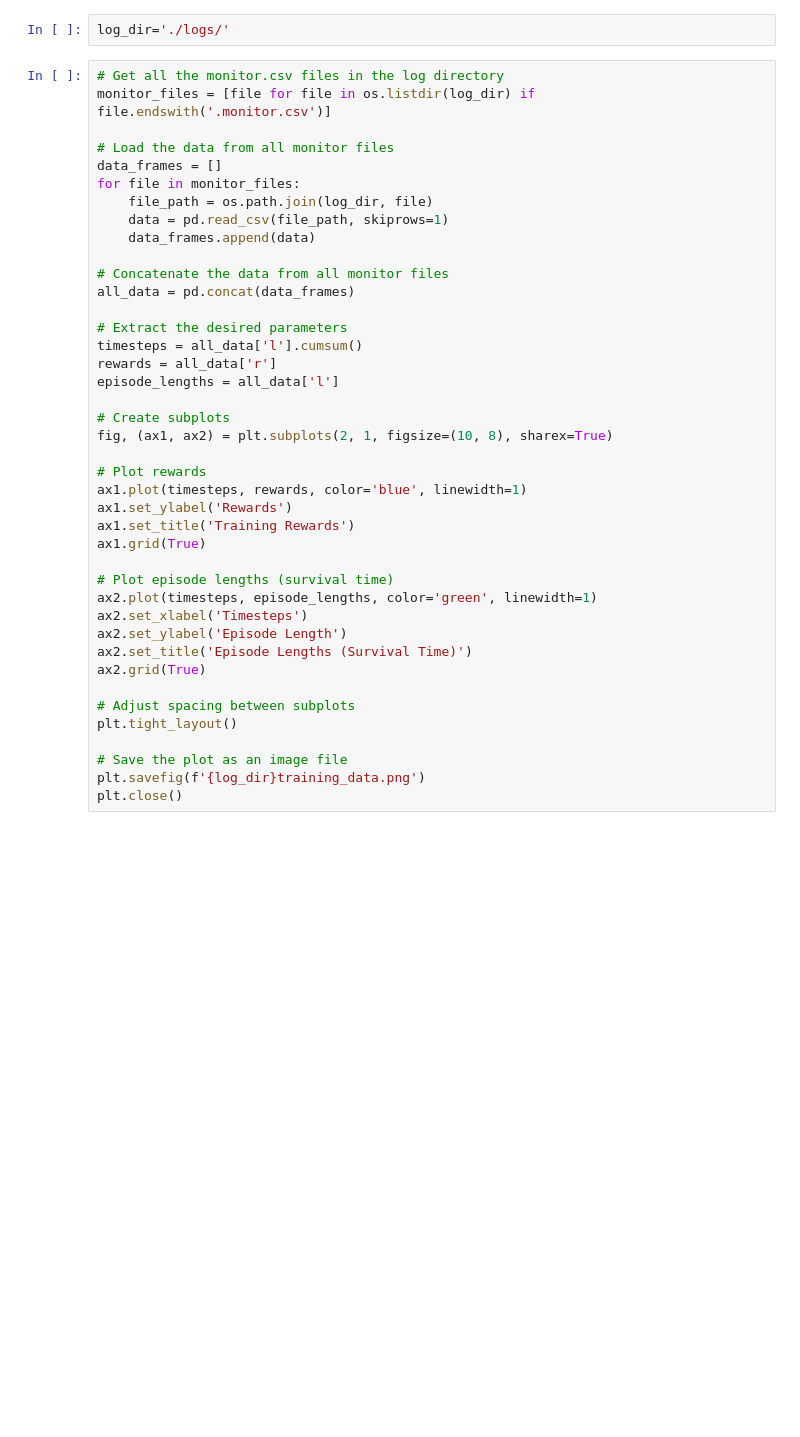
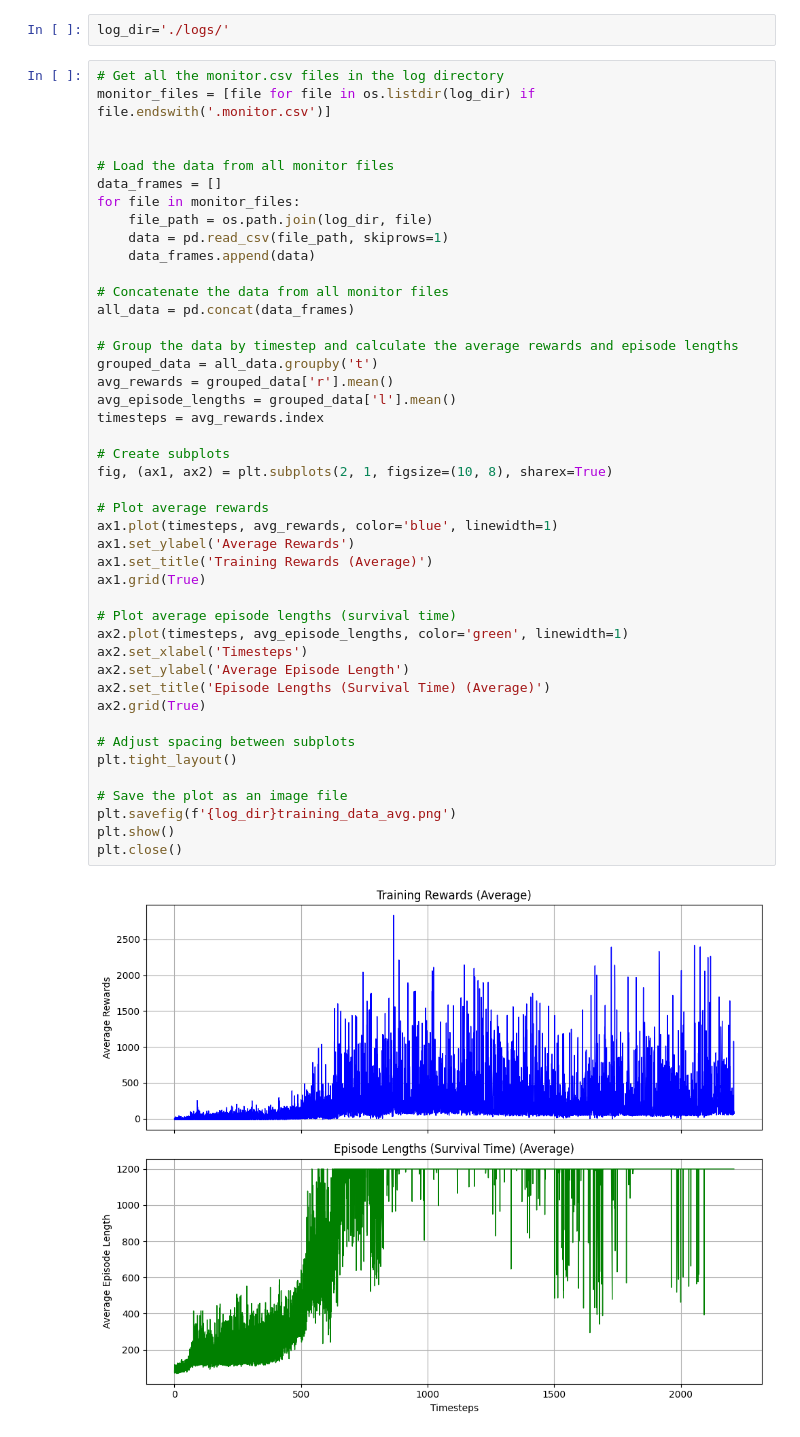
Before and after one commit to BaconFryer/AMR-assignment-3, a Jupyter notebook: plots.ipynb, the cells around one changed output. Drawn from its saved outputs; the diff is of its cells as text; blank space fills up the shorter version.

Commit message:
plot update, train logic change

```diff
--- a/plots.ipynb
+++ b/plots.ipynb
@@ -8,41 +8,46 @@ log_dir='./logs/'
 # %%
 # Get all the monitor.csv files in the log directory
 monitor_files = [file for file in os.listdir(log_dir) if file.endswith('.monitor.csv')]
+
 
 # Load the data from all monitor files
 data_frames = []
 for file in monitor_files:
     file_path = os.path.join(log_dir, file)
     data = pd.read_csv(file_path, skiprows=1)
     data_frames.append(data)
 
 # Concatenate the data from all monitor files
 all_data = pd.concat(data_frames)
 
-# Extract the desired parameters
-timesteps = all_data['l'].cumsum()
-rewards = all_data['r']
-episode_lengths = all_data['l']
+# Group the data by timestep and calculate the average rewards and episode lengths
+grouped_data = all_data.groupby('t')
+avg_rewards = grouped_data['r'].mean()
+avg_episode_lengths = grouped_data['l'].mean()
+timesteps = avg_rewards.index
 
 # Create subplots
 fig, (ax1, ax2) = plt.subplots(2, 1, figsize=(10, 8), sharex=True)
 
-# Plot rewards
-ax1.plot(timesteps, rewards, color='blue', linewidth=1)
-ax1.set_ylabel('Rewards')
-ax1.set_title('Training Rewards')
+# Plot average rewards
+ax1.plot(timesteps, avg_rewards, color='blue', linewidth=1)
+ax1.set_ylabel('Average Rewards')
+ax1.set_title('Training Rewards (Average)')
 ax1.grid(True)
 
-# Plot episode lengths (survival time)
-ax2.plot(timesteps, episode_lengths, color='green', linewidth=1)
+# Plot average episode lengths (survival time)
+ax2.plot(timesteps, avg_episode_lengths, color='green', linewidth=1)
 ax2.set_xlabel('Timesteps')
-ax2.set_ylabel('Episode Length')
-ax2.set_title('Episode Lengths (Survival Time)')
+ax2.set_ylabel('Average Episode Length')
+ax2.set_title('Episode Lengths (Survival Time) (Average)')
 ax2.grid(True)
 
 # Adjust spacing between subplots
 plt.tight_layout()
 
 # Save the plot as an image file
-plt.savefig(f'{log_dir}training_data.png')
+plt.savefig(f'{log_dir}training_data_avg.png')
+plt.show()
 plt.close()
+# %% [output]
+[figure, added]
```
Also changed, not shown: 2 other files.
